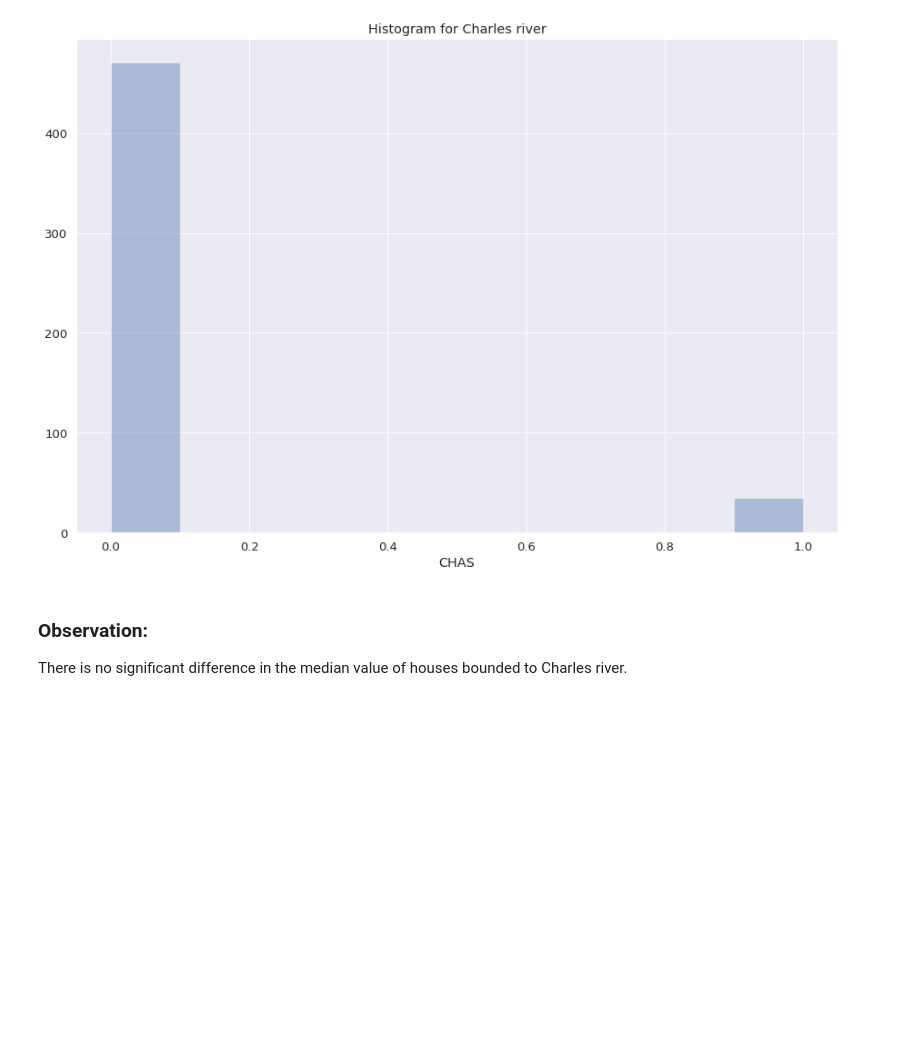
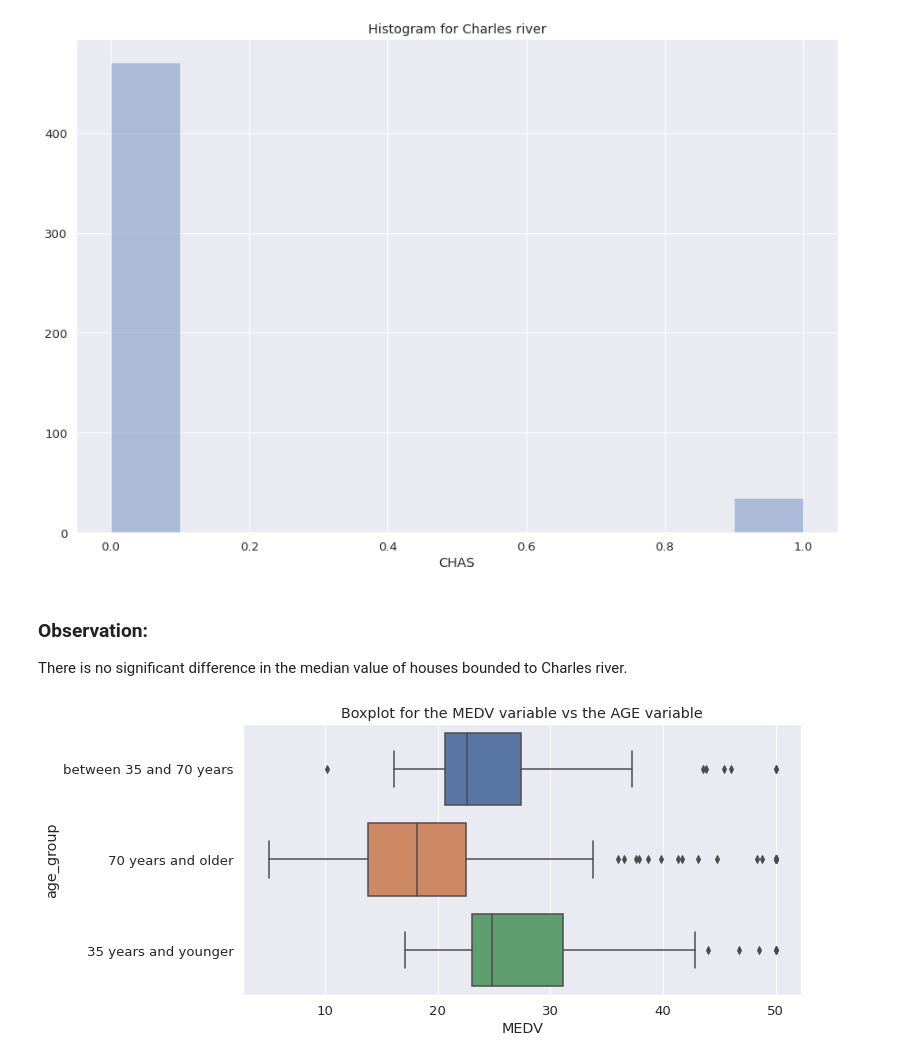
Before and after one commit to LucianPopaLVP/IBM-Statistics---Final-Project---Boston-Housing-Assignment, a Jupyter notebook: boston_housing_final_project.ipynb, the cells around one changed output. Drawn from its saved outputs; the diff is of its cells as text; code cells hidden in the pictures; blank space fills up the shorter version.

```diff
--- a/boston_housing_final_project.ipynb
+++ b/boston_housing_final_project.ipynb
@@ -213,3 +213,19 @@ plt.show()
 # %% [markdown]
 ### Observation:
 There is no significant difference in the median value of houses bounded to Charles river.
+# %%
+#Provide a boxplot for the MEDV variable vs the AGE variable.
+
+#(Discretize the age variable into three groups of 35 years and younger,
+#between 35 and 70 years and 70 years and older)
+df.loc[(df["AGE"] <= 35),'age_group'] = '35 years and younger'
+df.loc[(df["AGE"] > 35) & (df["AGE"]<70),'age_group'] = 'between 35 and 70 years'
+df.loc[(df["AGE"] >= 70),'age_group'] = '70 years and older'
+
+# Genarate boxplot MEDV vs AGE
+plt.figure(figsize=(10,5))
+sns.boxplot(x=df.MEDV, y=df.age_group, data=df)
+plt.title("Boxplot for the MEDV variable vs the AGE variable")
+plt.show()
+# %% [output]
+[figure, added]
```
